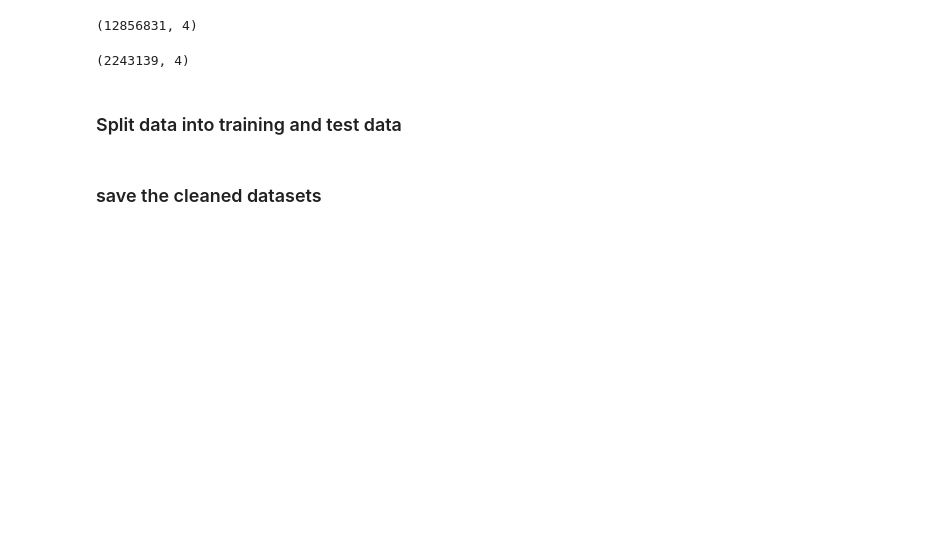
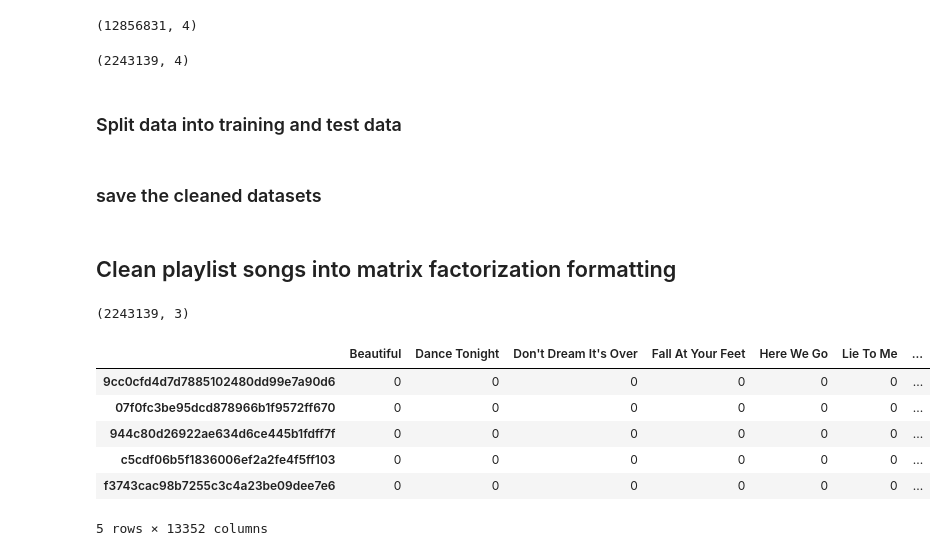
Before and after one commit to lilylogan/cs453_project, a Jupyter notebook: data_preprocessing.ipynb, the cells around one changed output. Cells and saved outputs as stored; diff of their text form; code cells hidden in the pictures; blank space fills up the shorter version.

Commit message:
Added code to change playlist dataset into sparse matrix form

```diff
--- a/data_preprocessing.ipynb
+++ b/data_preprocessing.ipynb
@@ -167,0 +175,38 @@ playlists_cleaned.to_csv('cleaned_data/playlists_cleaned.csv', index=False)
+# %% [markdown]
+## Clean playlist songs into matrix factorization formatting
+# %%
+playlists_cleaned = playlists_cleaned.drop(columns=['artistname', 'playlistname'], axis=0)
+# %%
+playlists_cleaned["value"] = 1
+playlists_cleaned.shape
+# %% [output]
+(2243139, 3)
+# %%
+import scipy.sparse
+from pandas.api.types import CategoricalDtype
+
+users = playlists_cleaned["user_id"].unique()
+songs = playlists_cleaned["trackname"].unique()
+shape = (len(users), len(songs))
+
+user_cat = CategoricalDtype(categories=sorted(users), ordered = True)
+song_cat = CategoricalDtype(categories=sorted(songs), ordered = True)
+user_ind = playlists_cleaned["user_id"].astype(user_cat).cat.codes
+song_ind = playlists_cleaned["trackname"].astype(song_cat).cat.codes
+
+coo = scipy.sparse.coo_matrix((playlists_cleaned["value"], (user_ind, song_ind)), shape = shape)
+# %%
+csr = coo.tocsr()
+csr_df = pd.DataFrame(csr.toarray())
+csr_df = csr_df.set_axis(songs, axis = 1).set_axis(users, axis=0)
+csr_df.head()
+
+#sdf = csr_df.astype(pd.SparseDtype("float", 0))
+# %% [output]
+|  | Beautiful | Dance Tonight | Don't Dream It's Over | Fall At Your Feet | Here We Go | Lie To Me | ... |
+| 9cc0cfd4d7d7885102480dd99e7a90d6 | 0 | 0 | 0 | 0 | 0 | 0 | ... |
+| 07f0fc3be95dcd878966b1f9572ff670 | 0 | 0 | 0 | 0 | 0 | 0 | ... |
+| 944c80d26922ae634d6ce445b1fdff7f | 0 | 0 | 0 | 0 | 0 | 0 | ... |
+| c5cdf06b5f1836006ef2a2fe4f5ff103 | 0 | 0 | 0 | 0 | 0 | 0 | ... |
+| f3743cac98b7255c3c4a23be09dee7e6 | 0 | 0 | 0 | 0 | 0 | 0 | ... |
+5 rows × 13352 columns
```
Also changed, not shown: parts of 5 cells of this notebook.
